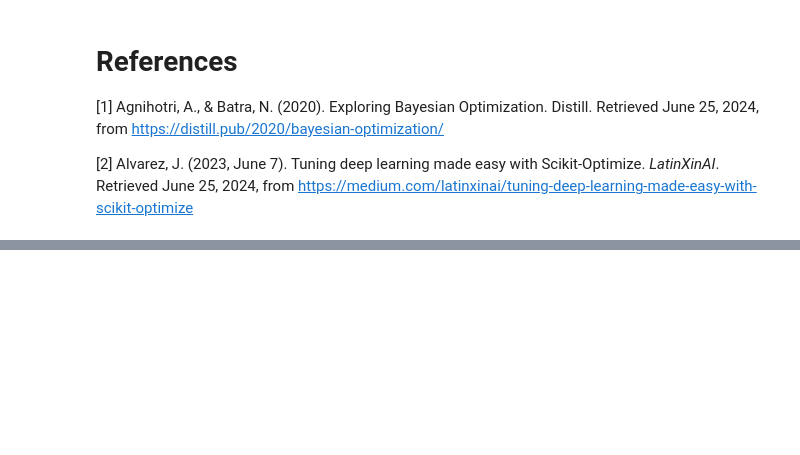
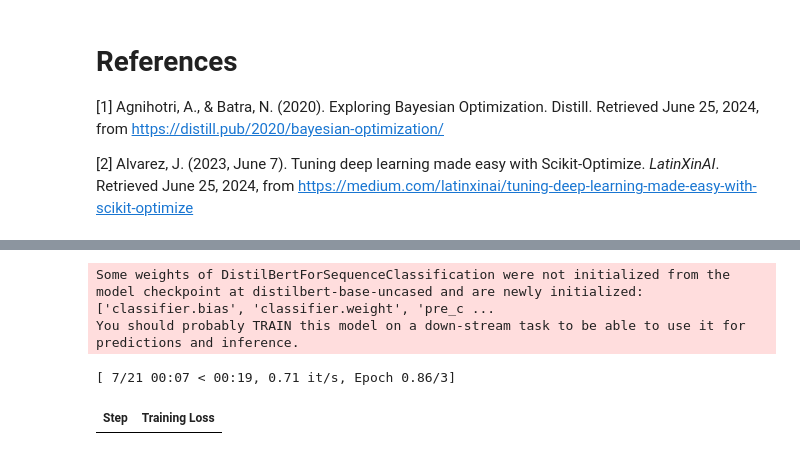
Before and after one commit to nyx500/NLP_Project_on_Poem_Sentiment_Analysis, a Jupyter notebook: tests.ipynb, the cells around one changed output, grey strips where cells are left out. Saved outputs shown, nothing was run; the diff lists cells and outputs as text; code cells hidden in the pictures; blank space fills up the shorter version.

Commit message:
Lots of experiments with DistilBert

```diff
--- a/tests.ipynb
+++ b/tests.ipynb
@@ -43,0 +336,50 @@ Alvarez, J. (2023, June 7). Tuning deep learning made easy with Scikit-Optimize.
+# %%
+# Ref: https://medium.com/@rakeshrajpurohit/customized-evaluation-metrics-with-hugging-face-trainer-3ff00d936f99
+
+def compute_metrics(pred):
+    true_labels = pred.label_ids
+    predicted_labels = pred.predictions.argmax(-1)
+    # select metrics for dealing with unbalanced classes (macro precision/recall/f1-score)
+    precision, recall, f1, _ = precision_recall_fscore_support(true_labels, predicted_labels, average='macro')
+    return {
+        'precision': precision,
+        'recall': recall,
+        'f1-score': f1,
+    }
+# %%
+# Now all we need to do is create a model to fine-tune, define the TrainingArguments/TFTrainingArguments and instantiate a Trainer/TFTrainer.
+
+
+# Define training arguments
+training_args = TrainingArguments(
+    output_dir='./results',          # output directory
+    num_train_epochs=3,              # total number of training epochs
+    per_device_train_batch_size=16,  # batch size per device during training
+    per_device_eval_batch_size=64,   # batch size for evaluation
+    warmup_steps=500,                # number of warmup steps for learning rate scheduler
+    weight_decay=0.01,               # strength of weight decay
+    logging_dir='./logs',            # directory for storing logs
+    logging_steps=10,
+)
+
+# Initialize model with correct number of labels
+ # this line will result in warning: You should probably TRAIN this model on a down-stream task to be able to use it for predictions and inference.
+# this is a warning telling us to fine-tune the model on our own dataset before proceeding with evaluating on test set, which we will now do.
+model = DistilBertForSequenceClassification.from_pretrained("distilbert-base-uncased", num_labels=4)
+
+# Create Trainer instance
+trainer = Trainer(
+    model=model,                      # the instantiated 🤗 Transformers model to be trained
+    args=training_args,               # training arguments, defined above
+    train_dataset=train_dataset,      # training dataset
+    eval_dataset=val_dataset,          # evaluation dataset
+    compute_metrics=compute_metrics    # compute macro-avg precision/recall/f1-scores
+)
+
+# Start training
+trainer.train()
+# %% [output]
+Some weights of DistilBertForSequenceClassification were not initialized from the model checkpoint at distilbert-base-uncased and are newly initialized: ['classifier.bias', 'classifier.weight', 'pre_c ...
+You should probably TRAIN this model on a down-stream task to be able to use it for predictions and inference.
+[ 7/21 00:07 < 00:19, 0.71 it/s, Epoch 0.86/3]
+| Step | Training Loss |
```
Also changed, not shown: parts of 15 cells of this notebook, 10 other files.
